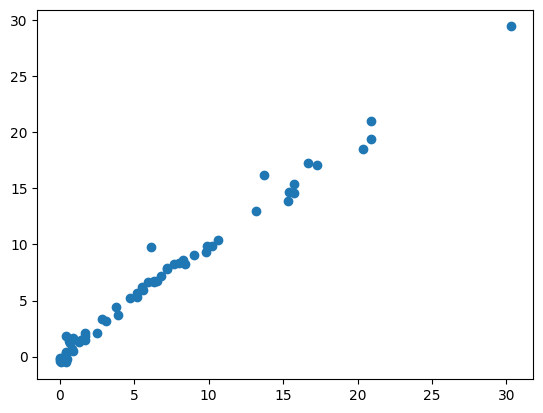
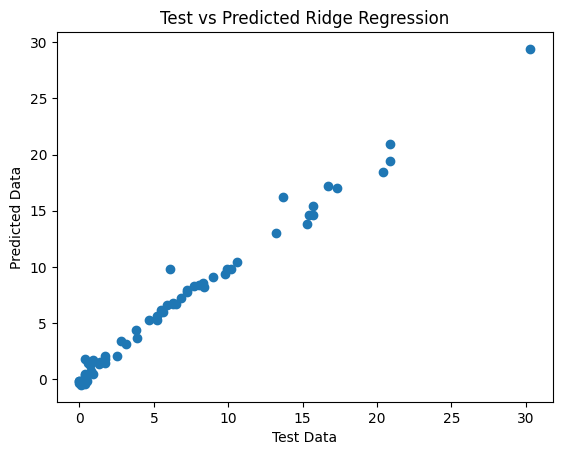
The notebook cell's code change between the first figure and the second:
--- before
+++ after
@@ -10,2 +10,6 @@
 print("R2 Score:",score)
 plt.scatter(y_test,y_pred)
+plt.xlabel("Test Data")
+plt.ylabel('Predicted Data')
+plt.title("Test vs Predicted Ridge Regression")
+plt.savefig(r"images/Test_vs_Predicted_Ridge_Regression.png")

Commit: update